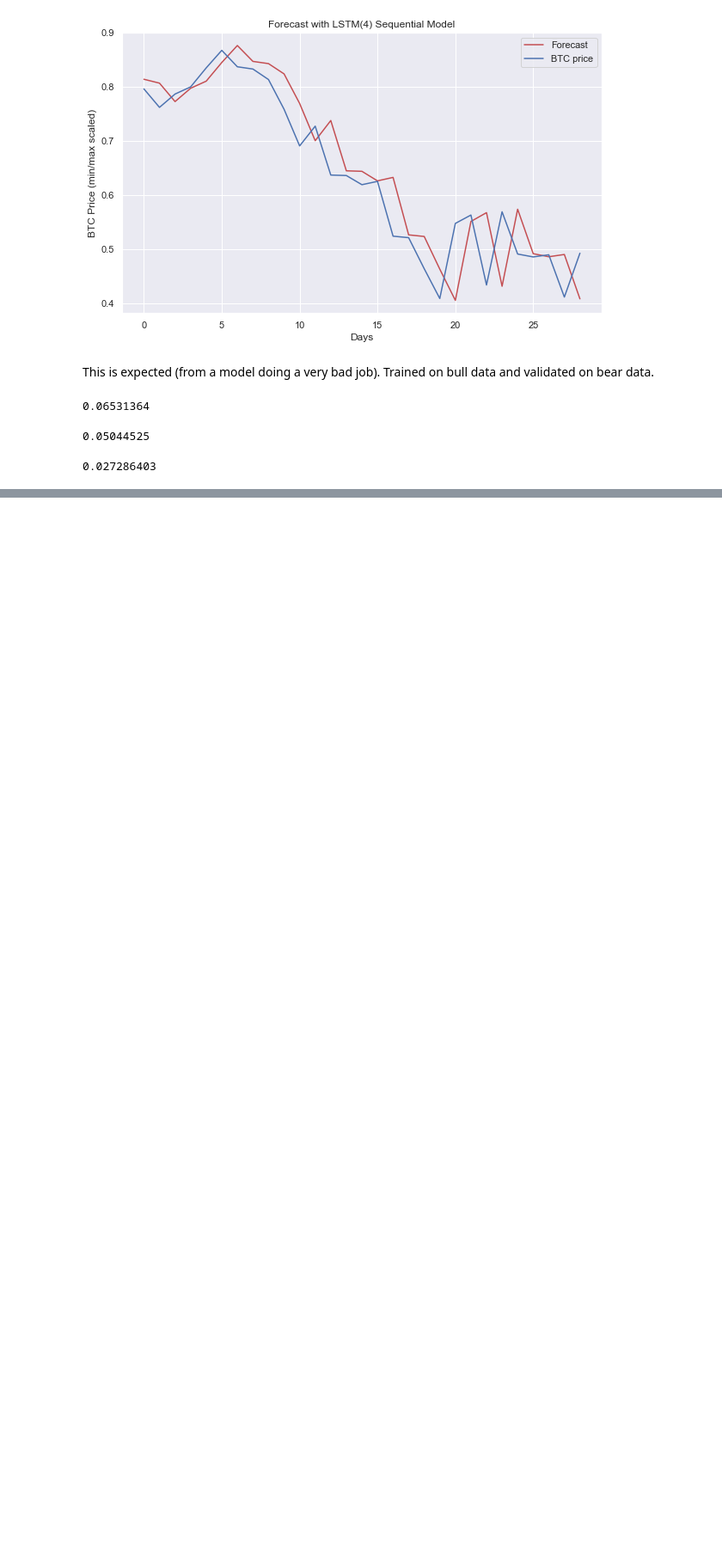
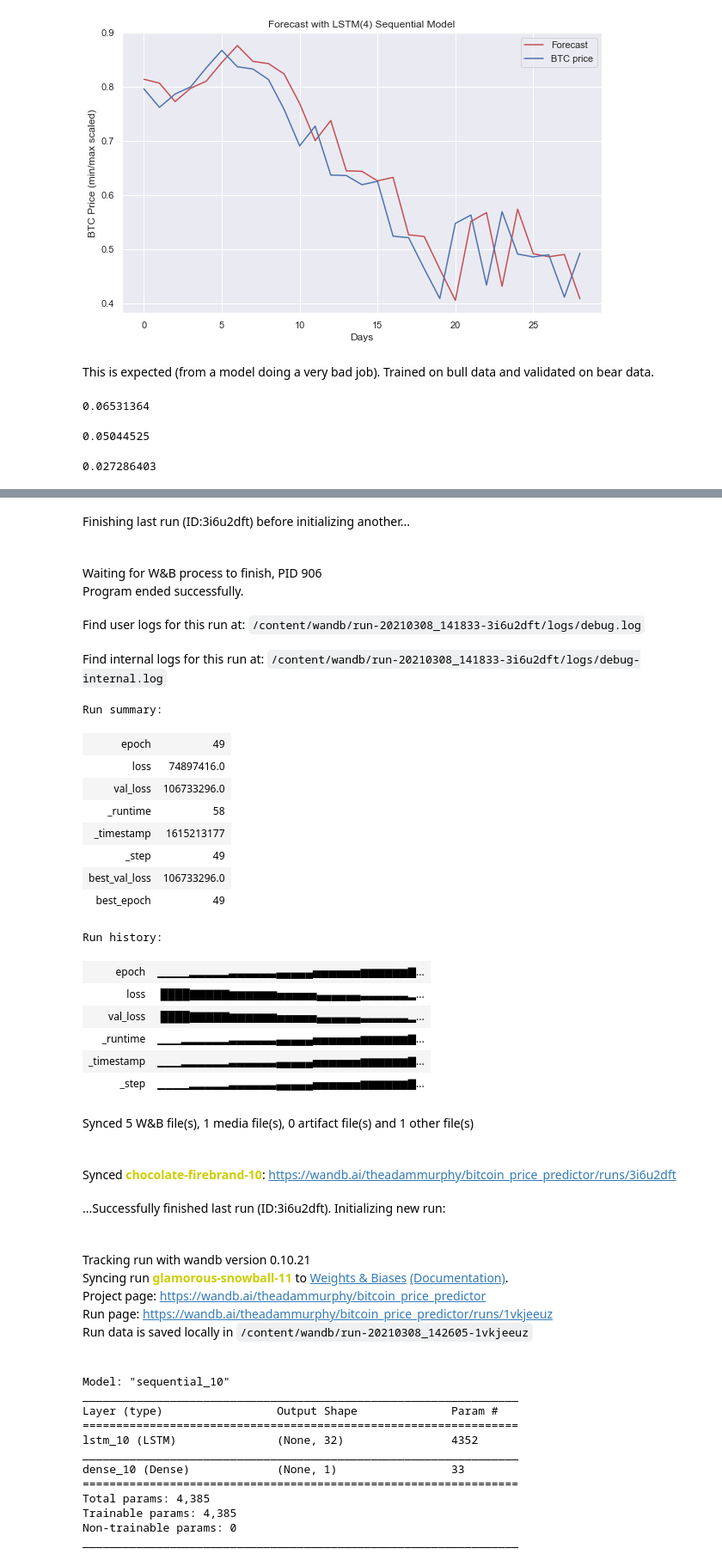
Before and after one commit to codeananda/bitcoin_price_predictor, a Jupyter notebook: price_predictor/keras_price_predictor.ipynb, the cells around one changed output, grey strips where cells are left out. Shown at 86% size. Cells and saved outputs as stored; diff of their text form; code cells hidden in the pictures; blank space fills up the shorter version.

```diff
--- a/price_predictor/keras_price_predictor.ipynb
+++ b/price_predictor/keras_price_predictor.ipynb
@@ -218,0 +326,67 @@ rmse_class(y_train, regressor.predict(X_train)).numpy()
+# %%
+# Initalize wandb with project name
+run = wandb.init(project='bitcoin_price_predictor',
+                 config={ # and include hyperparameters and metadata
+                    'batch_size': 400,
+                    'epochs': 200,
+                    'loss_function': 'mse',
+                    'shuffle': False,
+                    'optimizer': 'adam',
+                    'metrics': None
+                 })
+config = wandb.config # we use this to configure our experiment
+
+# Init model like usual
+model = Sequential([
+    LSTM(32, input_shape=(168, 1)),
+    Dense(1)
+])
+model.summary()
+
+# Compile model like usual (but use config. for all params)
+# is this really necessary? What happens if I don't use config.???
+model.compile(optimizer=config.optimizer,
+             loss=config.loss_function,
+             metrics=[config.metrics])
+# %% [output]
+Finishing last run (ID:3i6u2dft) before initializing another...
+Waiting for W&B process to finish, PID 906
+Program ended successfully.
+Find user logs for this run at: /content/wandb/run-20210308_141833-3i6u2dft/logs/debug.log
+Find internal logs for this run at: /content/wandb/run-20210308_141833-3i6u2dft/logs/debug-internal.log
+Run summary:
+| epoch | 49 |
+| loss | 74897416.0 |
+| val_loss | 106733296.0 |
+| _runtime | 58 |
+| _timestamp | 1615213177 |
+| _step | 49 |
+| best_val_loss | 106733296.0 |
+| best_epoch | 49 |
+Run history:
+| epoch | ▁▁▁▁▂▂▂▂▂▃▃▃▃▃▃▄▄▄▄▄▅▅▅▅▅▅▆▆▆▆▆▆▇... |
+| loss | ████▇▇▇▇▇▆▆▆▆▆▆▅▅▅▅▅▄▄▄▄▄▄▃▃▃▃▃▃▂... |
+| val_loss | ████▇▇▇▇▇▆▆▆▆▆▆▅▅▅▅▅▄▄▄▄▄▄▃▃▃▃▃▃▂... |
+| _runtime | ▁▁▁▂▂▂▂▂▂▃▃▃▃▃▃▄▄▄▄▄▅▅▅▅▅▅▆▆▆▆▆▆▇... |
+| _timestamp | ▁▁▁▂▂▂▂▂▂▃▃▃▃▃▃▄▄▄▄▄▅▅▅▅▅▅▆▆▆▆▆▆▇... |
+| _step | ▁▁▁▁▂▂▂▂▂▃▃▃▃▃▃▄▄▄▄▄▅▅▅▅▅▅▆▆▆▆▆▆▇... |
+Synced 5 W&B file(s), 1 media file(s), 0 artifact file(s) and 1 other file(s)
+Synced chocolate-firebrand-10: https://wandb.ai/theadammurphy/bitcoin_price_predictor/runs/3i6u2dft
+...Successfully finished last run (ID:3i6u2dft). Initializing new run:
+Tracking run with wandb version 0.10.21
+Syncing run glamorous-snowball-11 to Weights & Biases (Documentation).
+Project page: https://wandb.ai/theadammurphy/bitcoin_price_predictor
+Run page: https://wandb.ai/theadammurphy/bitcoin_price_predictor/runs/1vkjeeuz
+Run data is saved locally in /content/wandb/run-20210308_142605-1vkjeeuz
+Model: "sequential_10"
+_________________________________________________________________
+Layer (type)                 Output Shape              Param #
+=================================================================
+lstm_10 (LSTM)               (None, 32)                4352
+_________________________________________________________________
+dense_10 (Dense)             (None, 1)                 33
+=================================================================
+Total params: 4,385
+Trainable params: 4,385
+Non-trainable params: 0
+_________________________________________________________________
```
Also changed, not shown: parts of 33 cells of this notebook.
